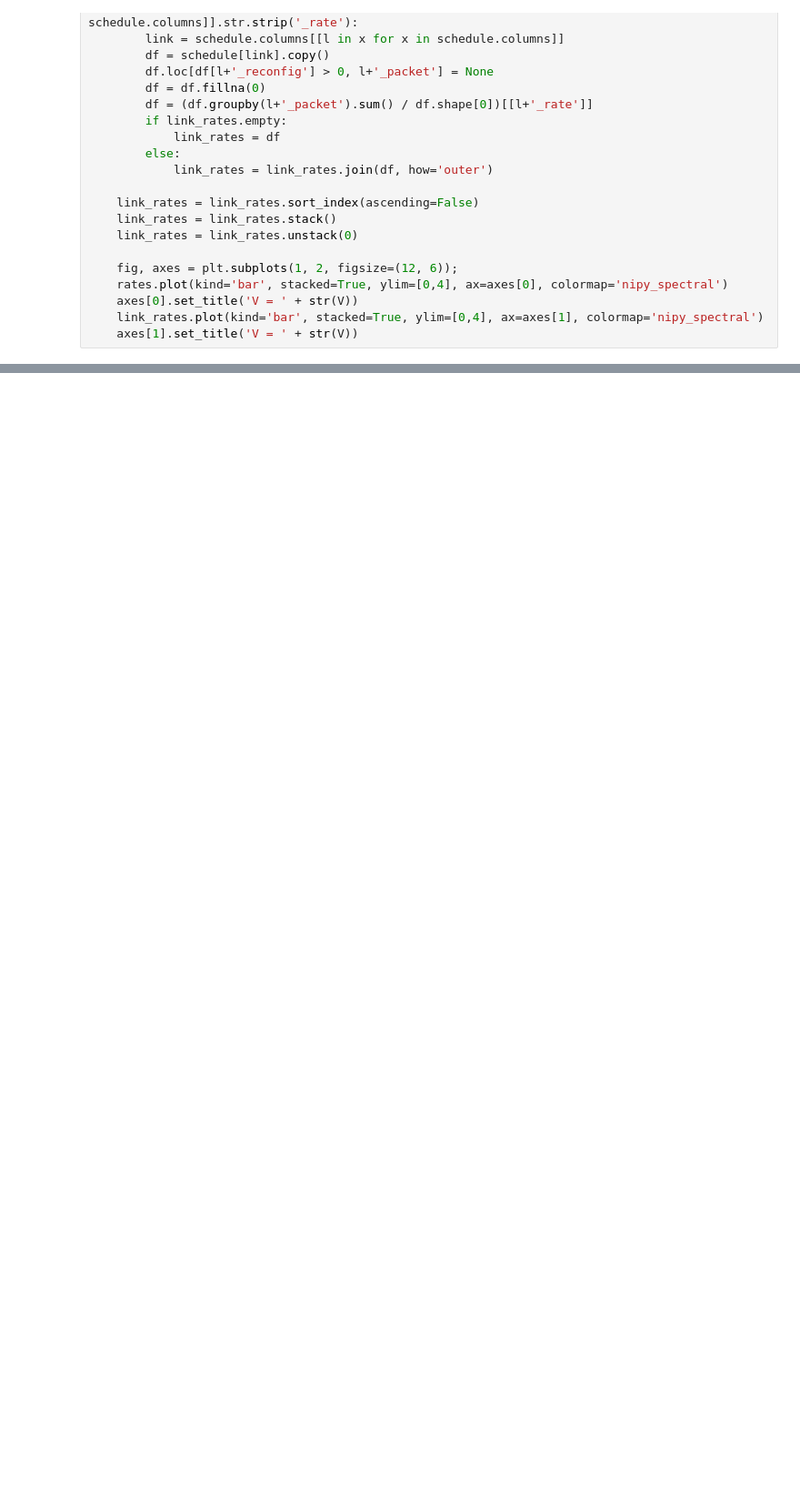
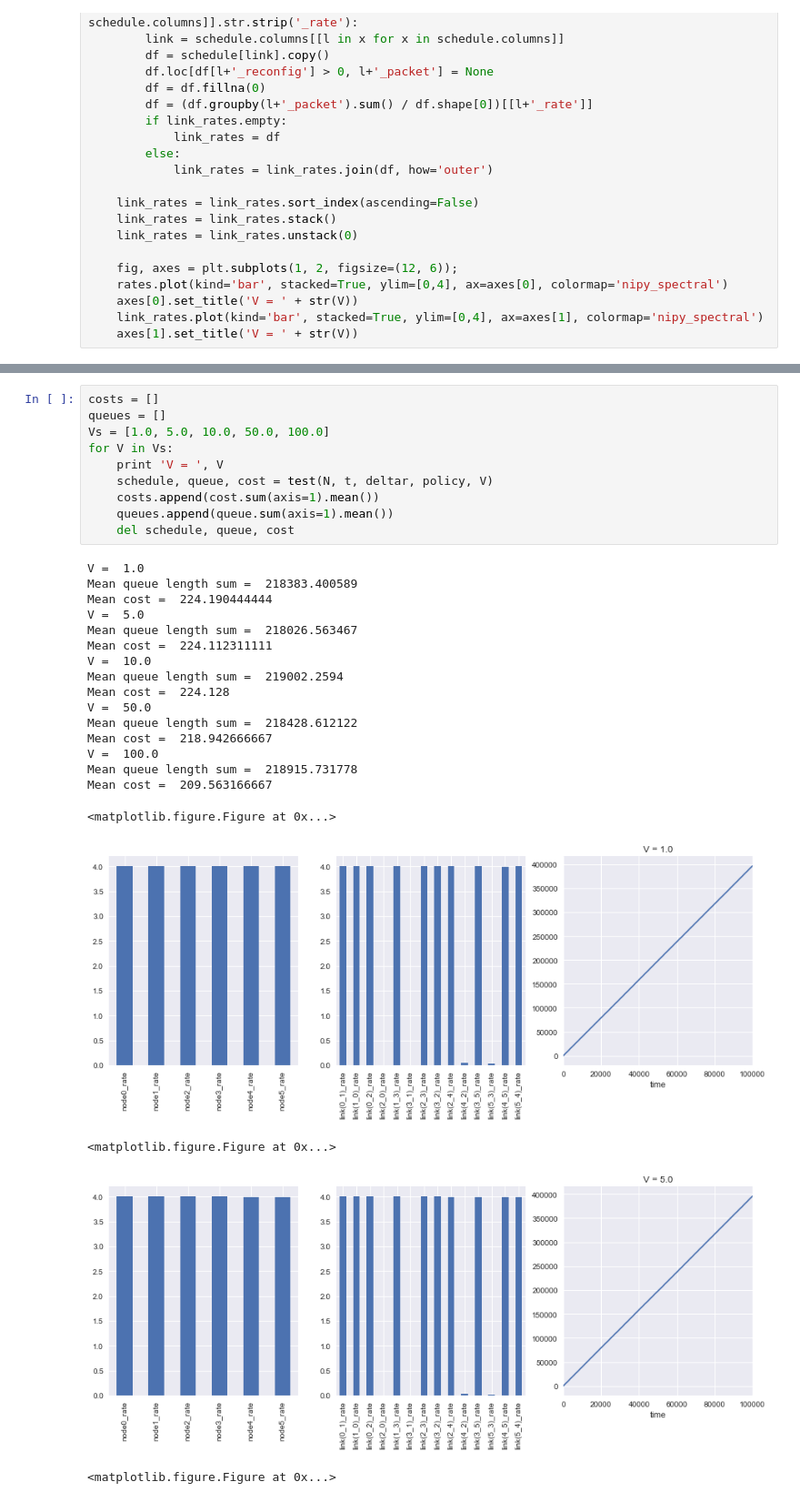
Before and after one commit to 2204bestdvd/cloud_reconfiguration, a Jupyter notebook: process_sim.ipynb, the cells around one changed output, grey strips where cells are left out. Shown at 91% size. Saved outputs shown, nothing was run; the diff lists cells and outputs as text; blank space fills up the shorter version.

```diff
--- a/process_sim.ipynb
+++ b/process_sim.ipynb
@@ -166,0 +235,31 @@ def rate_plot(schedule, V):
+# %%
+costs = []
+queues = []
+Vs = [1.0, 5.0, 10.0, 50.0, 100.0]
+for V in Vs:
+    print 'V = ', V
+    schedule, queue, cost = test(N, t, deltar, policy, V)
+    costs.append(cost.sum(axis=1).mean())
+    queues.append(queue.sum(axis=1).mean())
+    del schedule, queue, cost
+# %% [output]
+V =  1.0
+Mean queue length sum =  218383.400589
+Mean cost =  224.190444444
+V =  5.0
+Mean queue length sum =  218026.563467
+Mean cost =  224.112311111
+V =  10.0
+Mean queue length sum =  219002.2594
+Mean cost =  224.128
+V =  50.0
+Mean queue length sum =  218428.612122
+Mean cost =  218.942666667
+V =  100.0
+Mean queue length sum =  218915.731778
+Mean cost =  209.563166667
+<matplotlib.figure.Figure at 0x...>
+[figure, added]
+<matplotlib.figure.Figure at 0x...>
+[figure, added]
+<matplotlib.figure.Figure at 0x...>
```
Also changed, not shown: parts of 27 cells of this notebook.
